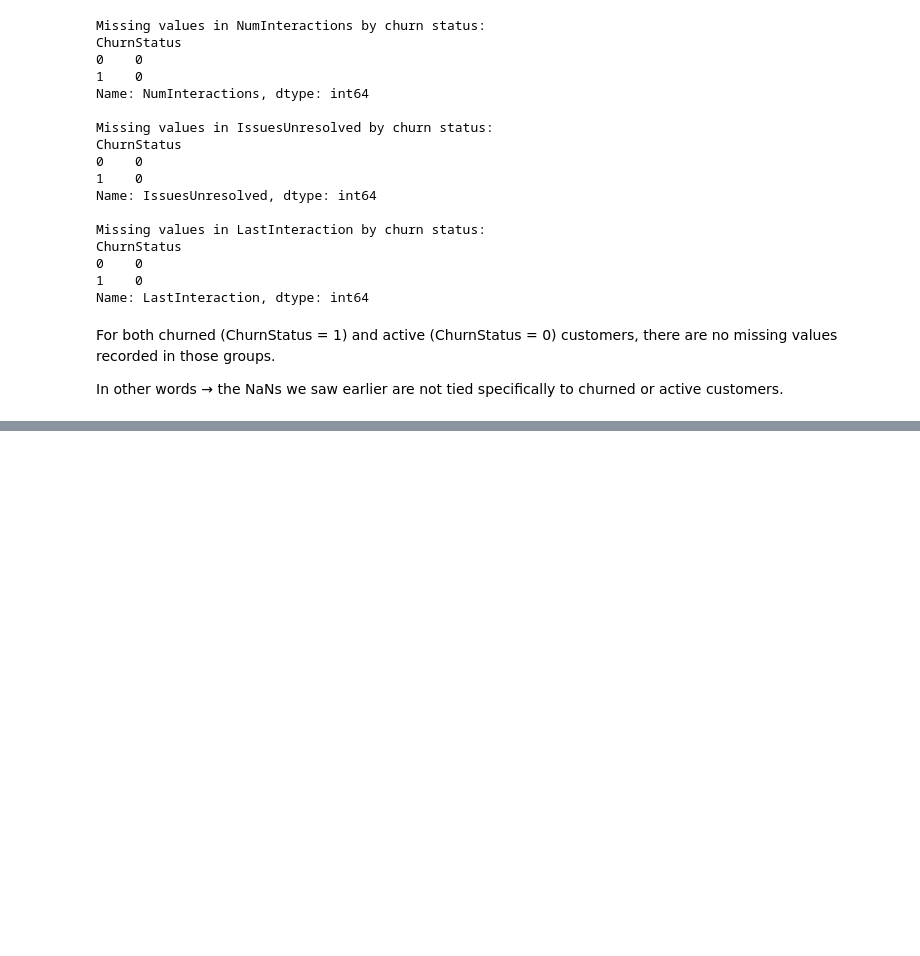
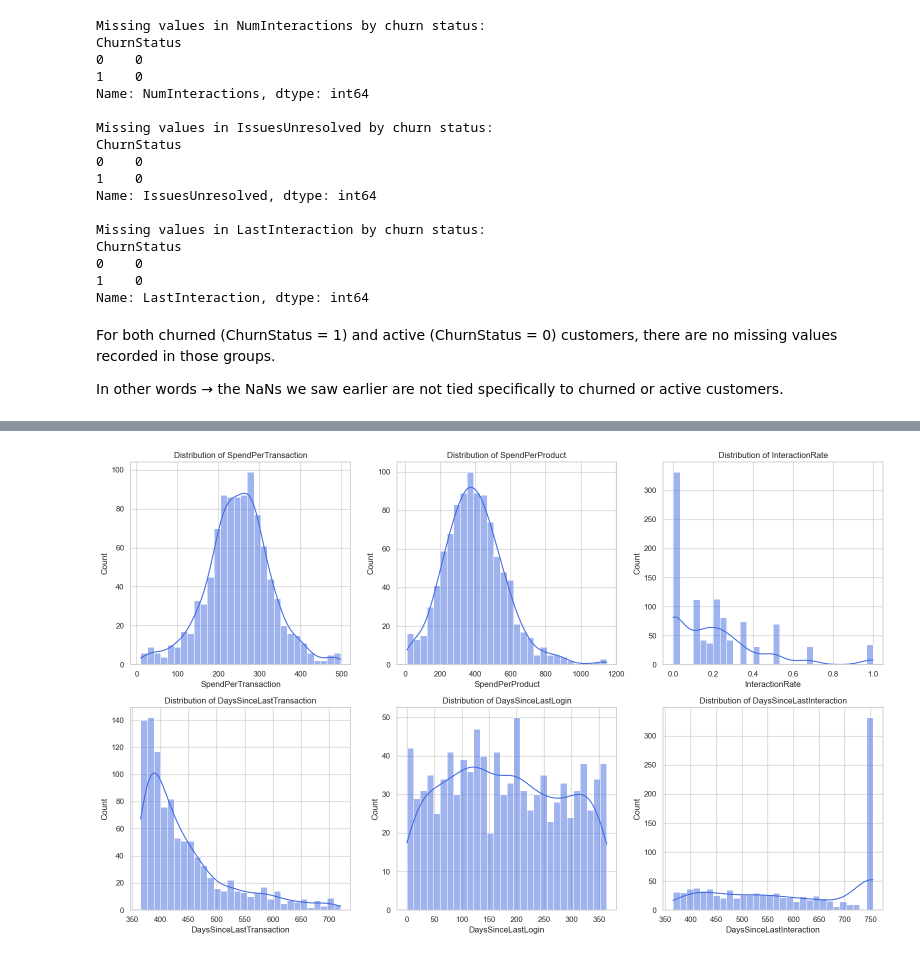
Before and after one commit to thrisharajkumar/lloyds-banking-group-data-science-and-analytics-virtual-experience-simulation, a Jupyter notebook: EDA.ipynb, the cells around one changed output, grey strips where cells are left out. Cells and saved outputs as stored; diff of their text form; code cells hidden in the pictures; blank space fills up the shorter version.

```diff
--- a/EDA.ipynb
+++ b/EDA.ipynb
@@ -416,0 +413,83 @@ plt.show()
+# %%
+import pandas as pd
+import matplotlib.pyplot as plt
+import seaborn as sns
+
+# -------------------------------
+# 1) Load data
+df = pd.read_csv("merged_cleaned.csv")
+
+# Make sure target is numeric (helps downstream)
+df["ChurnStatus"] = pd.to_numeric(df["ChurnStatus"], errors="coerce").fillna(0).astype(int)
+
+# -------------------------------
+# 2) Engineer features
+df["SpendPerTransaction"] = df["TotalSpend"] / df["NumTransactions"].replace(0, 1)
+df["SpendPerProduct"]     = df["TotalSpend"] / df["UniqueProducts"].replace(0, 1)
+df["InteractionRate"]     = df["NumInteractions"] / (df["NumTransactions"] + 1)
+
+# Parse dates
+for col in ["LastTransaction", "LastLoginDate", "LastInteraction"]:
+    if col in df.columns:
+        df[col] = pd.to_datetime(df[col], errors="coerce")
+
+# Reference date = latest timestamp we have
+reference_date = df[["LastTransaction", "LastLoginDate", "LastInteraction"]].max().max()
+
+df["DaysSinceLastTransaction"] = (reference_date - df["LastTransaction"]).dt.days
+df["DaysSinceLastLogin"]       = (reference_date - df["LastLoginDate"]).dt.days
+df["DaysSinceLastInteraction"] = (reference_date - df["LastInteraction"]).dt.days
+
+# If someone has no interaction timestamp, keep large recency so model can learn it
+if df["DaysSinceLastInteraction"].isna().any():
+    big_val = df["DaysSinceLastInteraction"].max(skipna=True) + 30
+    df["DaysSinceLastInteraction"] = df["DaysSinceLastInteraction"].fillna(big_val)
+
+new_features = [
+    "SpendPerTransaction", "SpendPerProduct", "InteractionRate",
+    "DaysSinceLastTransaction", "DaysSinceLastLogin", "DaysSinceLastInteraction"
+]
+
+# -------------------------------
+# 3) Histograms
+sns.set_theme(style="whitegrid")
+plt.figure(figsize=(16, 10))
+for i, col in enumerate(new_features, 1):
+    plt.subplot(2, 3, i)
+    sns.histplot(df[col], bins=30, kde=True, color="royalblue")
+    plt.title(f"Distribution of {col}")
+plt.tight_layout()
+plt.show()
+
+# -------------------------------
+# 4) Boxplots by churn (BLUE=0, RED=1)
+# Key fix: use order=[0,1] and palette list in that order (no dict)
+plt.figure(figsize=(16, 10))
+for i, col in enumerate(new_features, 1):
+    plt.subplot(2, 3, i)
+    sns.boxplot(
+    data=df,
+    x="ChurnStatus",
+    y=col,
+    hue="ChurnStatus",          # <- fixes warning
+    dodge=False,                # prevent duplicate boxes
+    legend=False,
+    palette={0: "blue", 1: "red"}
+)
+
+    plt.title(f"{col} by ChurnStatus")
+    plt.xlabel("ChurnStatus (0=Active=Blue, 1=Churned=Red)")
+plt.tight_layout()
+plt.show()
+
+
+
+# -------------------------------
+# 5) Correlation heatmap
+plt.figure(figsize=(12, 8))
+corr = df[new_features + ["ChurnStatus"]].corr()
+sns.heatmap(corr, annot=True, cmap="coolwarm", center=0, fmt=".2f")
+plt.title("Correlation Heatmap (Engineered Features + Churn)")
+plt.show()
+# %% [output]
+[figure, added]
```
Also changed, not shown: parts of 5 cells of this notebook, 1 other file.
